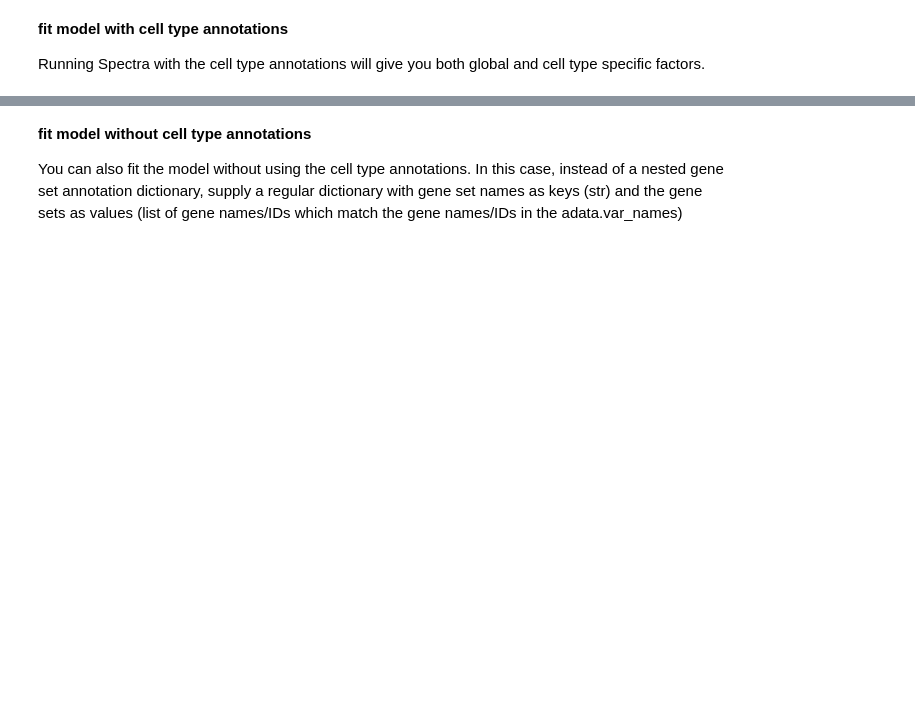
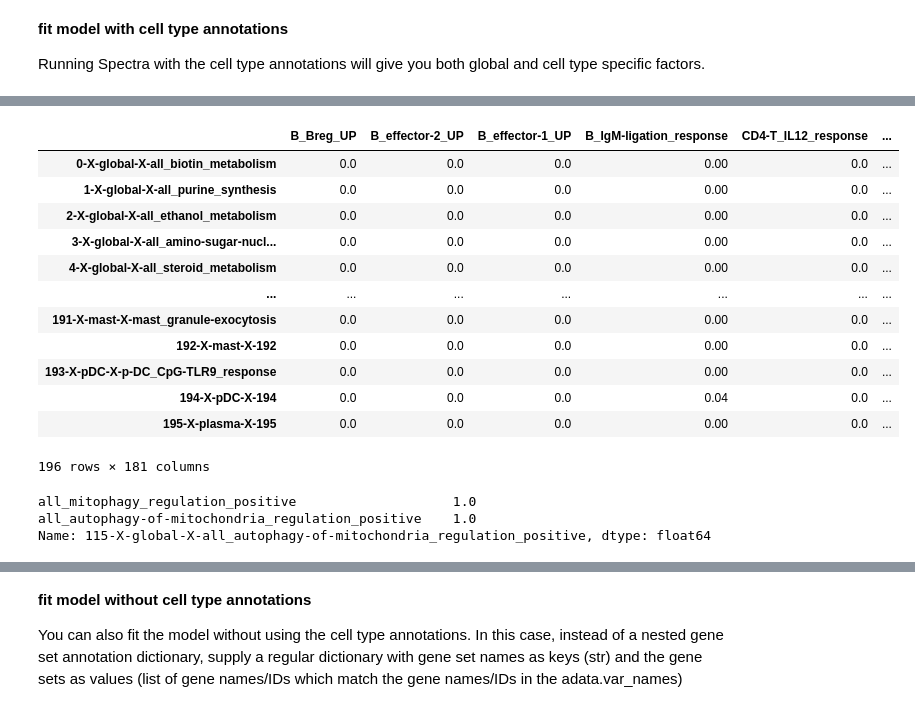
Before and after one commit to dpeerlab/spectra, a Jupyter notebook: notebooks/Spectra_Colaboratory_tutorial.ipynb, the cells around one changed output, grey strips where cells are left out. Cells and saved outputs as stored; diff of their text form; code cells hidden in the pictures; blank space fills up the shorter version.

```diff
--- a/notebooks/Spectra_Colaboratory_tutorial.ipynb
+++ b/notebooks/Spectra_Colaboratory_tutorial.ipynb
@@ -379,0 +468,22 @@ set(celltype_dict.values())
+# %%
+adata.uns['SPECTRA_overlap']
+# %% [output]
+|  | B_Breg_UP | B_effector-2_UP | B_effector-1_UP | B_IgM-ligation_response | CD4-T_IL12_response | ... |
+| 0-X-global-X-all_biotin_metabolism | 0.0 | 0.0 | 0.0 | 0.00 | 0.0 | ... |
+| 1-X-global-X-all_purine_synthesis | 0.0 | 0.0 | 0.0 | 0.00 | 0.0 | ... |
+| 2-X-global-X-all_ethanol_metabolism | 0.0 | 0.0 | 0.0 | 0.00 | 0.0 | ... |
+| 3-X-global-X-all_amino-sugar-nucl... | 0.0 | 0.0 | 0.0 | 0.00 | 0.0 | ... |
+| 4-X-global-X-all_steroid_metabolism | 0.0 | 0.0 | 0.0 | 0.00 | 0.0 | ... |
+| ... | ... | ... | ... | ... | ... | ... |
+| 191-X-mast-X-mast_granule-exocytosis | 0.0 | 0.0 | 0.0 | 0.00 | 0.0 | ... |
+| 192-X-mast-X-192 | 0.0 | 0.0 | 0.0 | 0.00 | 0.0 | ... |
+| 193-X-pDC-X-p-DC_CpG-TLR9_response | 0.0 | 0.0 | 0.0 | 0.00 | 0.0 | ... |
+| 194-X-pDC-X-194 | 0.0 | 0.0 | 0.0 | 0.04 | 0.0 | ... |
+| 195-X-plasma-X-195 | 0.0 | 0.0 | 0.0 | 0.00 | 0.0 | ... |
+196 rows × 181 columns
+# %%
+adata.uns['SPECTRA_overlap'][['all_mitophagy_regulation_positive', 'all_autophagy-of-mitochondria_regulation_positive']].iloc[115]
+# %% [output]
+all_mitophagy_regulation_positive                    1.0
+all_autophagy-of-mitochondria_regulation_positive    1.0
+Name: 115-X-global-X-all_autophagy-of-mitochondria_regulation_positive, dtype: float64
```
Also changed, not shown: parts of 54 cells of this notebook, 2 other files.
